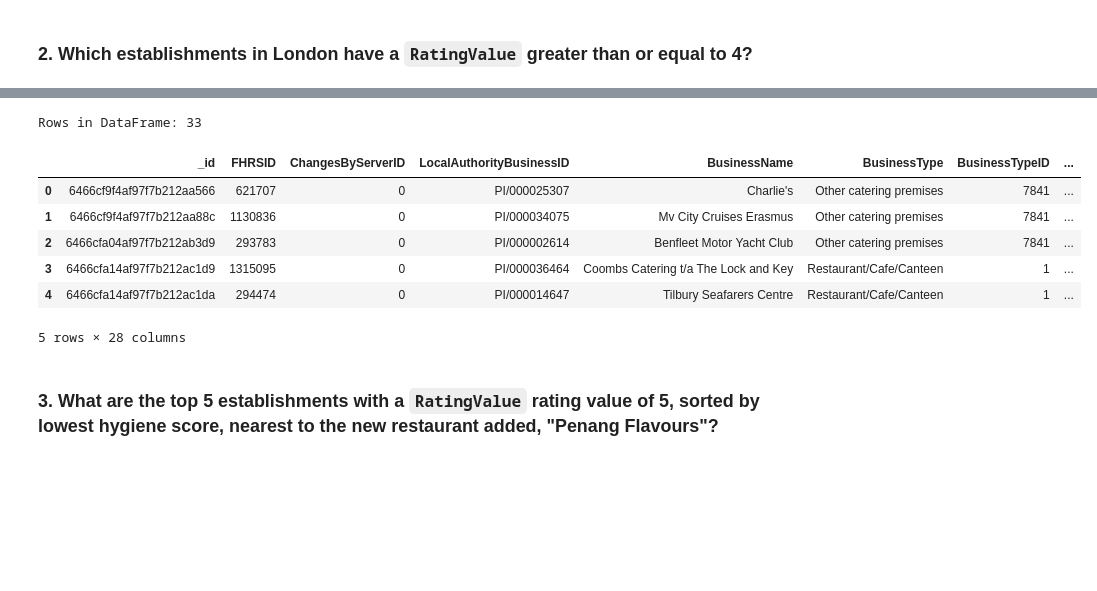
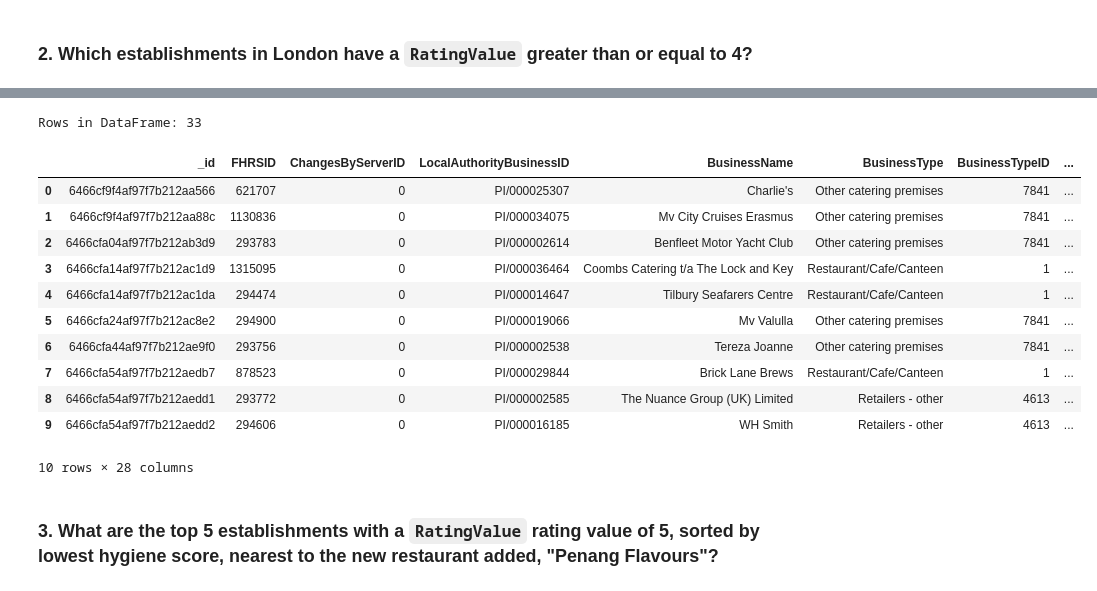
Before and after one commit to estellesantini/nosql-challenge, a Jupyter notebook: NoSQL_analysis_starter.ipynb, the cells around one changed output, grey strips where cells are left out. Saved outputs shown, nothing was run; the diff lists cells and outputs as text; code cells hidden in the pictures; blank space fills up the shorter version.

Commit message:
Show 10 records in dataframe.

```diff
--- a/NoSQL_analysis_starter.ipynb
+++ b/NoSQL_analysis_starter.ipynb
@@ -115,21 +115,26 @@ Number of documents in result: 33
 # %%
 # Create a DataFrame from the list of dictionaries
 result_df = pd.DataFrame(results)
 
 # Display the number of rows in the DataFrame
 print("Rows in DataFrame:", len(result_df))
 
 # Display the DataFrame
-result_df.head(5)
+result_df.head(10)
 # %% [output]
 Rows in DataFrame: 33
 |  | _id | FHRSID | ChangesByServerID | LocalAuthorityBusinessID | BusinessName | BusinessType | BusinessTypeID | ... |
 | 0 | 6466cf9f4af97f7b212aa566 | 621707 | 0 | PI/000025307 | Charlie's | Other catering premises | 7841 | ... |
 | 1 | 6466cf9f4af97f7b212aa88c | 1130836 | 0 | PI/000034075 | Mv City Cruises Erasmus | Other catering premises | 7841 | ... |
 | 2 | 6466cfa04af97f7b212ab3d9 | 293783 | 0 | PI/000002614 | Benfleet Motor Yacht Club | Other catering premises | 7841 | ... |
 | 3 | 6466cfa14af97f7b212ac1d9 | 1315095 | 0 | PI/000036464 | Coombs Catering t/a The Lock and Key | Restaurant/Cafe/Canteen | 1 | ... |
 | 4 | 6466cfa14af97f7b212ac1da | 294474 | 0 | PI/000014647 | Tilbury Seafarers Centre | Restaurant/Cafe/Canteen | 1 | ... |
+| 5 | 6466cfa24af97f7b212ac8e2 | 294900 | 0 | PI/000019066 | Mv Valulla | Other catering premises | 7841 | ... |
+| 6 | 6466cfa44af97f7b212ae9f0 | 293756 | 0 | PI/000002538 | Tereza Joanne | Other catering premises | 7841 | ... |
+| 7 | 6466cfa54af97f7b212aedb7 | 878523 | 0 | PI/000029844 | Brick Lane Brews | Restaurant/Cafe/Canteen | 1 | ... |
+| 8 | 6466cfa54af97f7b212aedd1 | 293772 | 0 | PI/000002585 | The Nuance Group (UK) Limited | Retailers - other | 4613 | ... |
+| 9 | 6466cfa54af97f7b212aedd2 | 294606 | 0 | PI/000016185 | WH Smith | Retailers - other | 4613 | ... |
-5 rows × 28 columns
+10 rows × 28 columns
 # %% [markdown]
 ### 3. What are the top 5 establishments with a `RatingValue` rating value of 5, sorted by lowest hygiene score, nearest to the new restaurant added, "Penang Flavours"?
 # %%
```
